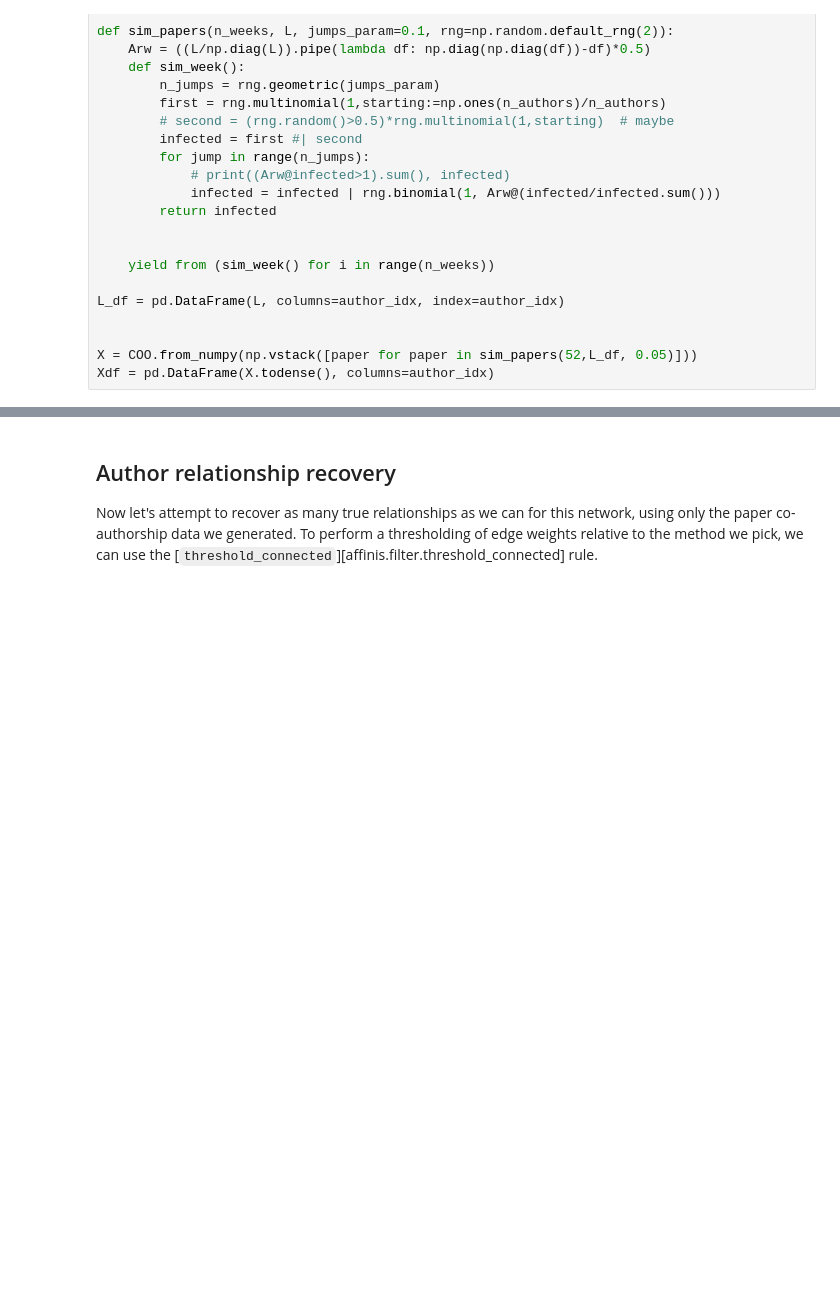
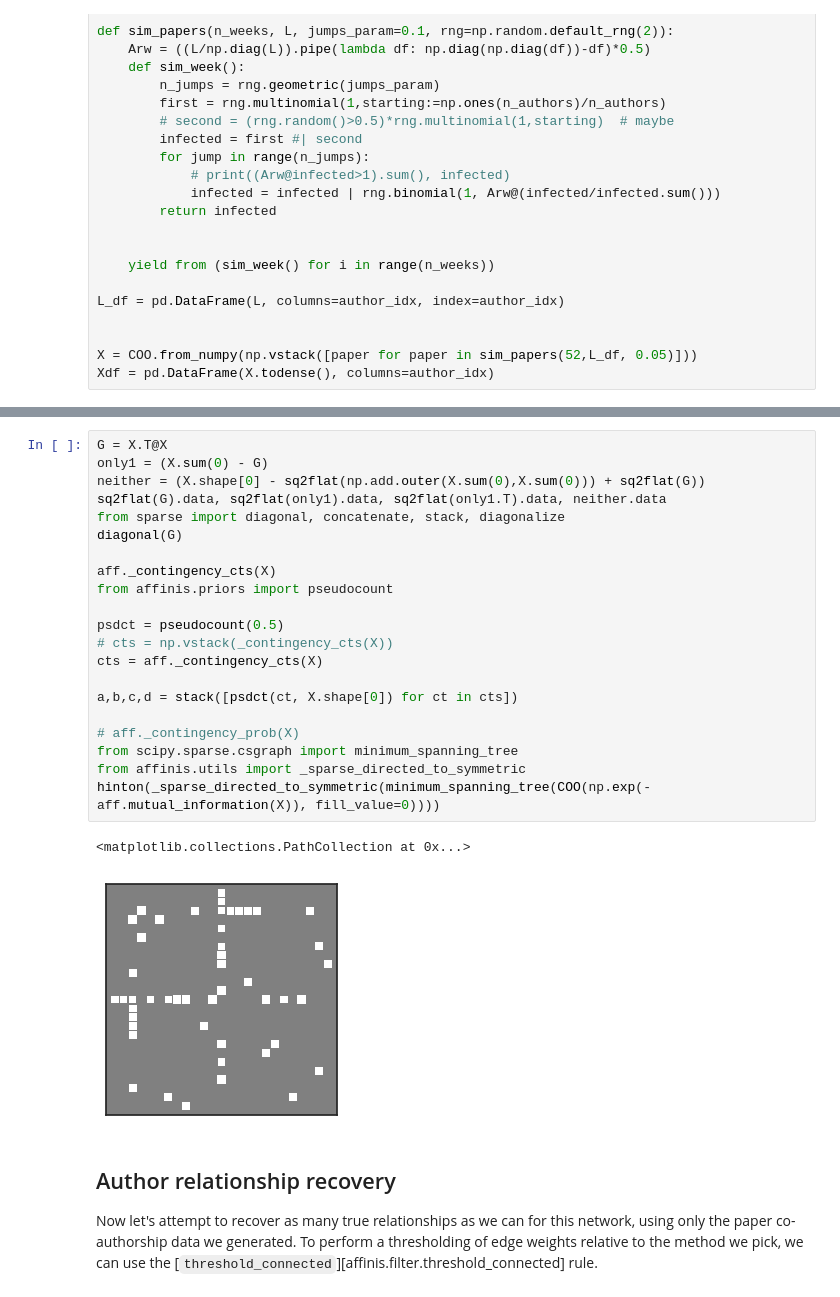
Before and after one commit to rtbs-dev/affinis, a Jupyter notebook: notebooks/case-studies/example.ipynb, the cells around one changed output, grey strips where cells are left out. Saved outputs shown, nothing was run; the diff lists cells and outputs as text; blank space fills up the shorter version.

```diff
--- a/notebooks/case-studies/example.ipynb
+++ b/notebooks/case-studies/example.ipynb
@@ -132,3 +150,27 @@ np.float64(1.64732549315706)
+# %%
+G = X.T@X
+only1 = (X.sum(0) - G)
+neither = (X.shape[0] - sq2flat(np.add.outer(X.sum(0),X.sum(0))) + sq2flat(G))
+sq2flat(G).data, sq2flat(only1).data, sq2flat(only1.T).data, neither.data
+from sparse import diagonal, concatenate, stack, diagonalize
+diagonal(G)
+
+aff._contingency_cts(X)
+from affinis.priors import pseudocount
+
+psdct = pseudocount(0.5)
+# cts = np.vstack(_contingency_cts(X))
+cts = aff._contingency_cts(X)
+
+a,b,c,d = stack([psdct(ct, X.shape[0]) for ct in cts])
+
+# aff._contingency_prob(X)
+from scipy.sparse.csgraph import minimum_spanning_tree
+from affinis.utils import _sparse_directed_to_symmetric
+hinton(_sparse_directed_to_symmetric(minimum_spanning_tree(COO(np.exp(-aff.mutual_information(X)), fill_value=0))))
+# %% [output]
+<matplotlib.collections.PathCollection at 0x...>
+[figure, added]
 # %% [markdown]
 ## Author relationship recovery
 
```
Also changed, not shown: parts of 4 cells of this notebook, 5 other files.
